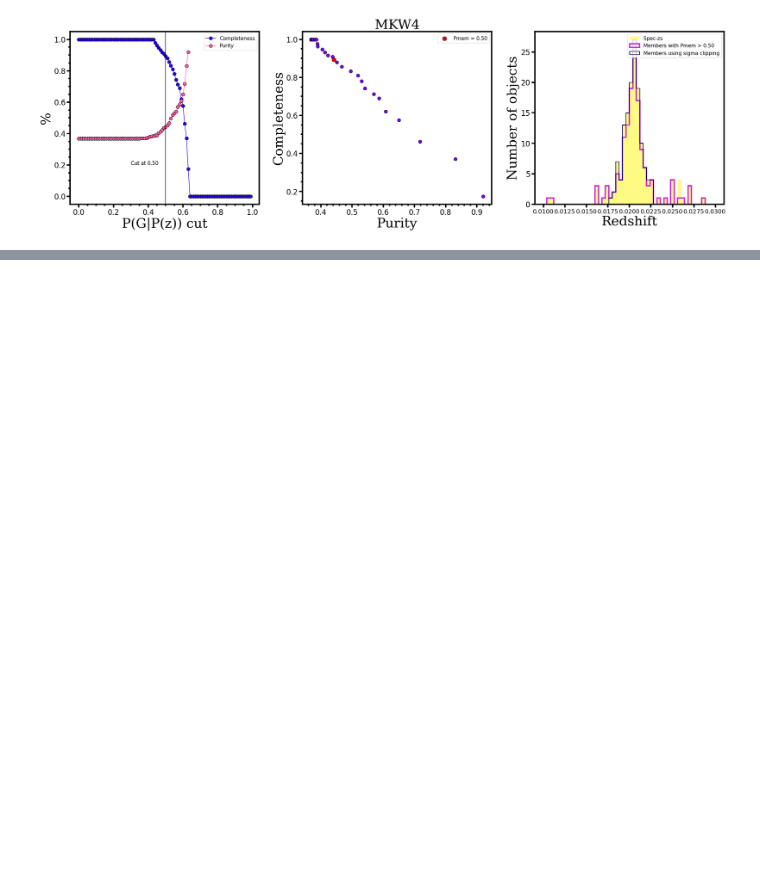
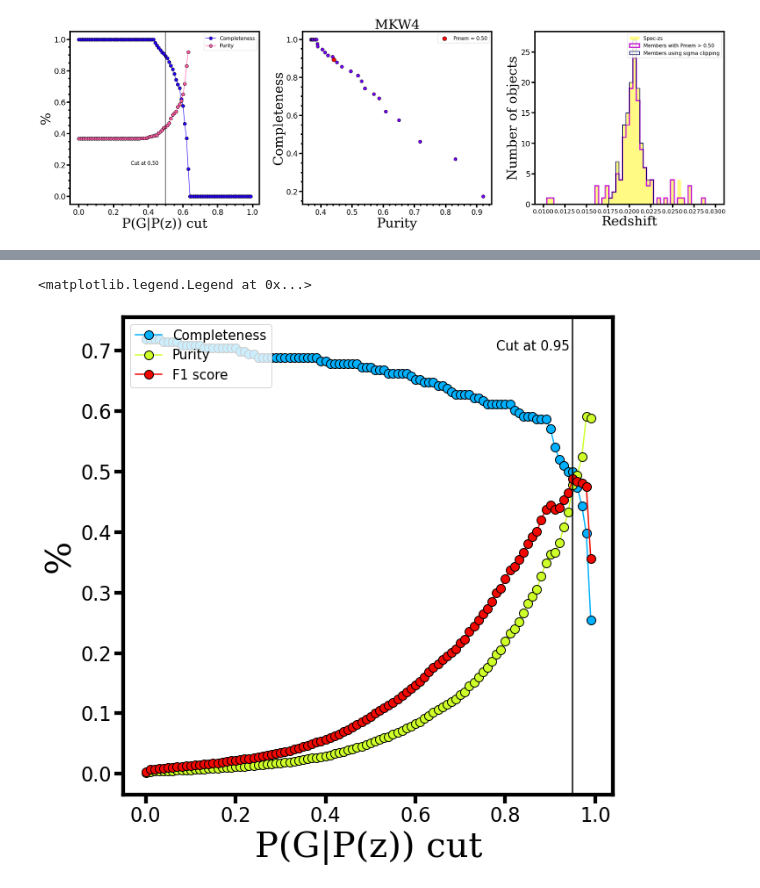
Before and after one commit to elismar2000/galaxy-cluster-membership, a Jupyter notebook: galaxy-cluster-membership.ipynb, the cells around one changed output, grey strips where cells are left out. Saved outputs shown, nothing was run; the diff lists cells and outputs as text; code cells hidden in the pictures; blank space fills up the shorter version.

```diff
--- a/galaxy-cluster-membership.ipynb
+++ b/galaxy-cluster-membership.ipynb
@@ -851,0 +689,50 @@ final_cluster_table.to_csv("clusters-membership/table_membership_{}.csv".format(
+# %%
+completeness_zp = []
+purity_zp = []
+d = 0.01
+Pmem_cut_arr_zp = np.arange(0.0, 1.0, d)
+
+for c in Pmem_cut_arr_zp:
+    completeness_zp.append(np.sum(np.isin(objid_specz, objid[mask_redshift][mask_cluster_region][P_pz_C_array > c]))
+                        / len(objid_specz))
+    purity_zp.append(np.sum(np.isin(objid[mask_redshift][mask_cluster_region][P_pz_C_array > c], objid_specz))
+                        / len(objid[mask_redshift][mask_cluster_region][P_pz_C_array > c]))
+# %%
+#We need a criterium to determine a cut P(C | zp) > p0. One way is by optimizing the F1 score, defined below.
+completeness_zp = np.array(completeness_zp)
+purity_zp = np.array(purity_zp)
+
+F1_zp = 2 * completeness_zp*purity_zp/(completeness_zp + purity_zp)
+
+cut_zp = Pmem_cut_arr_zp[np.argmax(F1_zp)]
+# %%
+fig = plt.figure(figsize=(10, 10))
+ax1 = fig.add_subplot(111)
+
+ms = 10
+ax1.plot(Pmem_cut_arr_zp, completeness_zp, marker='o', color=colors1[2],
+         label="Completeness", markersize=ms, markeredgecolor="black")
+ax1.plot(Pmem_cut_arr_zp, purity_zp, marker='o', color=colors1[5],
+         label="Purity", markersize=ms, markeredgecolor="black")
+ax1.plot(Pmem_cut_arr_zp, F1_zp, marker='o', color=colors1[8],
+         label="F1 score", markersize=ms, markeredgecolor="black")
+
+
+ax1.set_ylabel("%", fontdict=font)
+ax1.set_xlabel("P(G|P(z)) cut", fontdict=font)
+
+ax1.axvline(cut_zp, color="black")
+ax1.text(x=cut_zp-0.17, y=0.7, s="Cut at {:.2f}".format(cut_zp), fontsize=15)
+
+# c_best = 0.65
+# ax1.axhline(c_best, color="black", linestyle="dashed")
+# ax1.text(0.65, y=c_best+0.01, s="{:.2f}".format(c_best), fontsize=15)
+
+# p_best = 0.41
+# ax1.axhline(p_best, color="black", linestyle="dashed")
+# ax1.text(0.65, y=p_best+0.01, s="{:.2f}".format(p_best), fontsize=15)
+
+ax1.legend(fontsize=labelsize, loc=2)
+# %% [output]
+<matplotlib.legend.Legend at 0x...>
+[figure, added]
```
Also changed, not shown: parts of 55 cells of this notebook, 4 other files.
